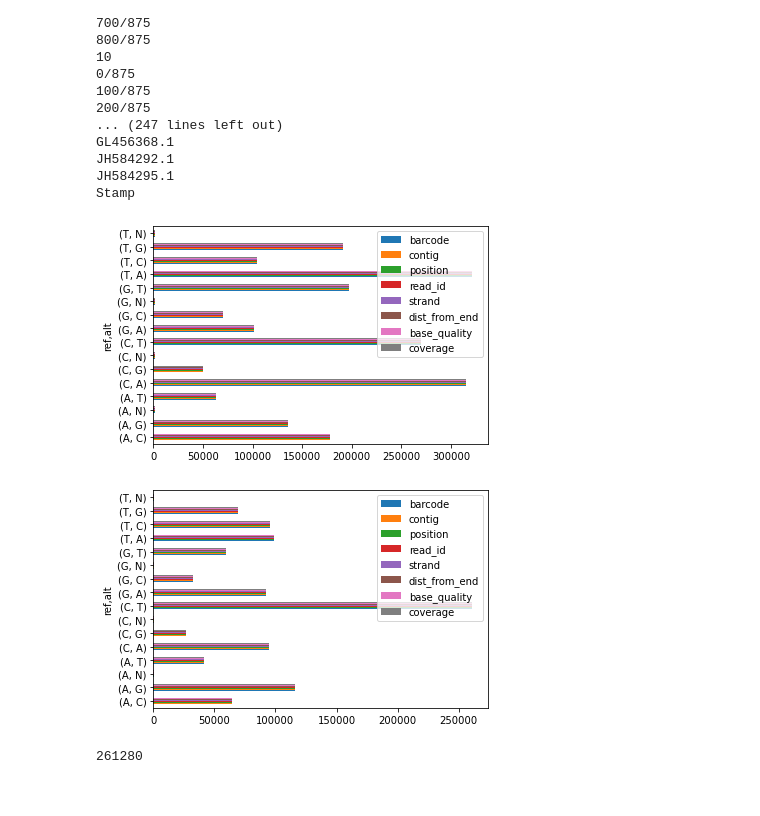
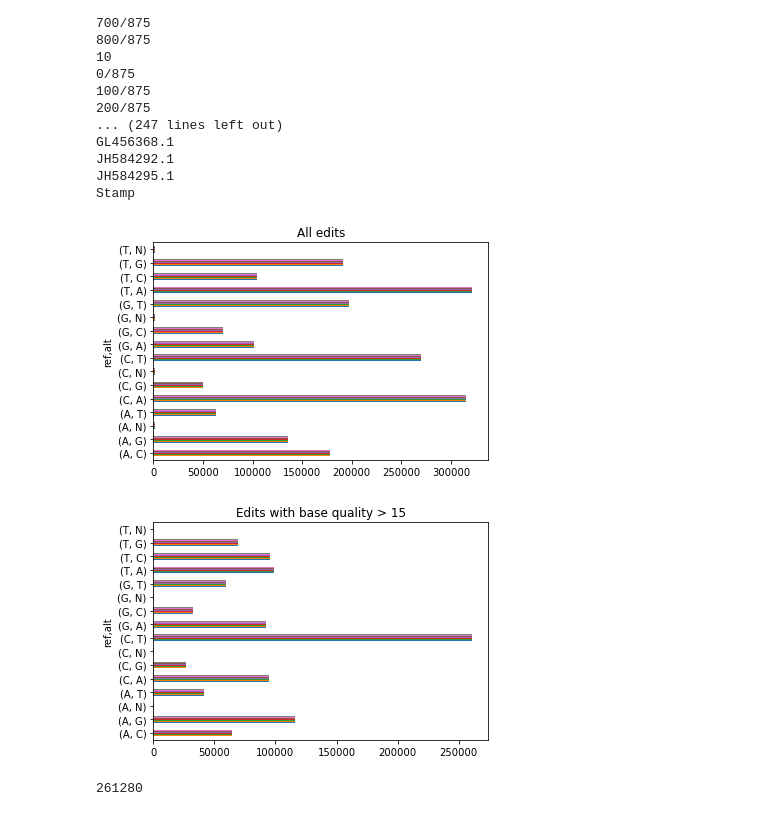
Before and after one commit to howardxu520/MARINE, a Jupyter notebook: scripts/check_against_pileup_all_cells.ipynb, the cells around one changed output. Saved outputs shown, nothing was run; the diff lists cells and outputs as text; code cells hidden in the pictures.

```diff
--- a/scripts/check_against_pileup_all_cells.ipynb
+++ b/scripts/check_against_pileup_all_cells.ipynb
@@ -315,15 +319,17 @@ all_edit_info = pd.concat(all_edit_info_for_barcodes)
 # %%
 all_edit_info['contig'] = all_edit_info.contig.astype(str)
 # %%
-all_edit_info.groupby(['ref', 'alt']).count().plot(kind='barh')
+all_edit_info.groupby(['ref', 'alt']).count().plot(kind='barh', legend=False)
+plt.title("All edits")
 
-all_edit_info[all_edit_info.base_quality > 15].groupby(['ref', 'alt']).count().plot(kind='barh')
+base_quality_thresh = 15
+all_edit_info[all_edit_info.base_quality > base_quality_thresh].groupby(['ref', 'alt']).count().plot(kind='barh', legend=False)
+plt.title("Edits with base quality > {}".format(base_quality_thresh))
 
-
-all_edit_info_filtered = all_edit_info[all_edit_info.base_quality > 15]
+all_edit_info_filtered = all_edit_info[all_edit_info.base_quality > base_quality_thresh]
 # %% [output]
-[figure, old version]
+[figure, new version]
-[figure, old version]
+[figure, new version]
 # %%
 example_new_ct =  all_edit_info_filtered[(all_edit_info_filtered.ref == 'C') & (all_edit_info_filtered.alt == 'T')].sort_values('position')
 # %%
```
Also changed, not shown: parts of 4 cells of this notebook, 1 other file.
